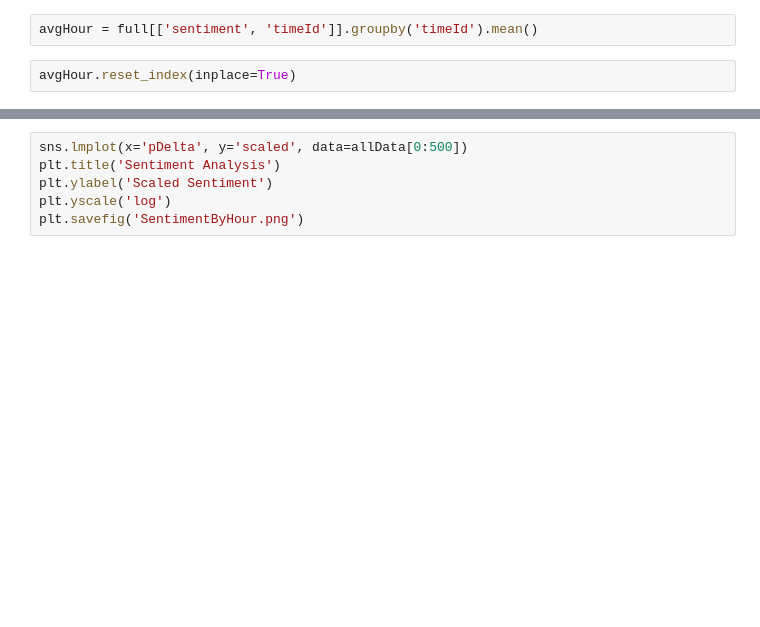
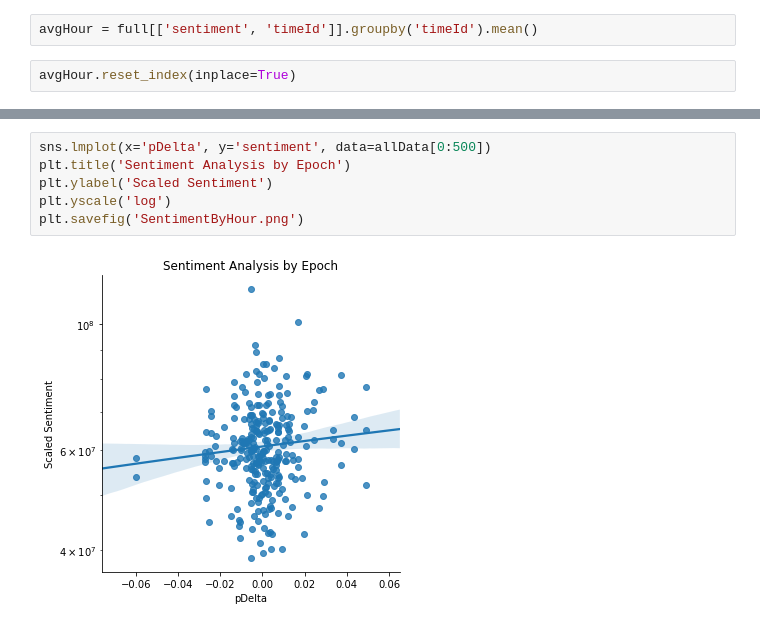
Before and after one commit to bfine9618/cis519proj, a Jupyter notebook: Sentiment Final.ipynb, the cells around one changed output, grey strips where cells are left out. Saved outputs shown, nothing was run; the diff lists cells and outputs as text; blank space fills up the shorter version.

Commit message:
sentiment final and pngs

```diff
--- a/Sentiment Final.ipynb
+++ b/Sentiment Final.ipynb
@@ -159,6 +191,8 @@ allData.head()
 # %%
-sns.lmplot(x='pDelta', y='scaled', data=allData[0:500])
-plt.title('Sentiment Analysis')
+sns.lmplot(x='pDelta', y='sentiment', data=allData[0:500])
+plt.title('Sentiment Analysis by Epoch')
 plt.ylabel('Scaled Sentiment')
 plt.yscale('log')
 plt.savefig('SentimentByHour.png')
+# %% [output]
+[figure, added]
```
Also changed, not shown: parts of 5 cells of this notebook, 2 other files.
